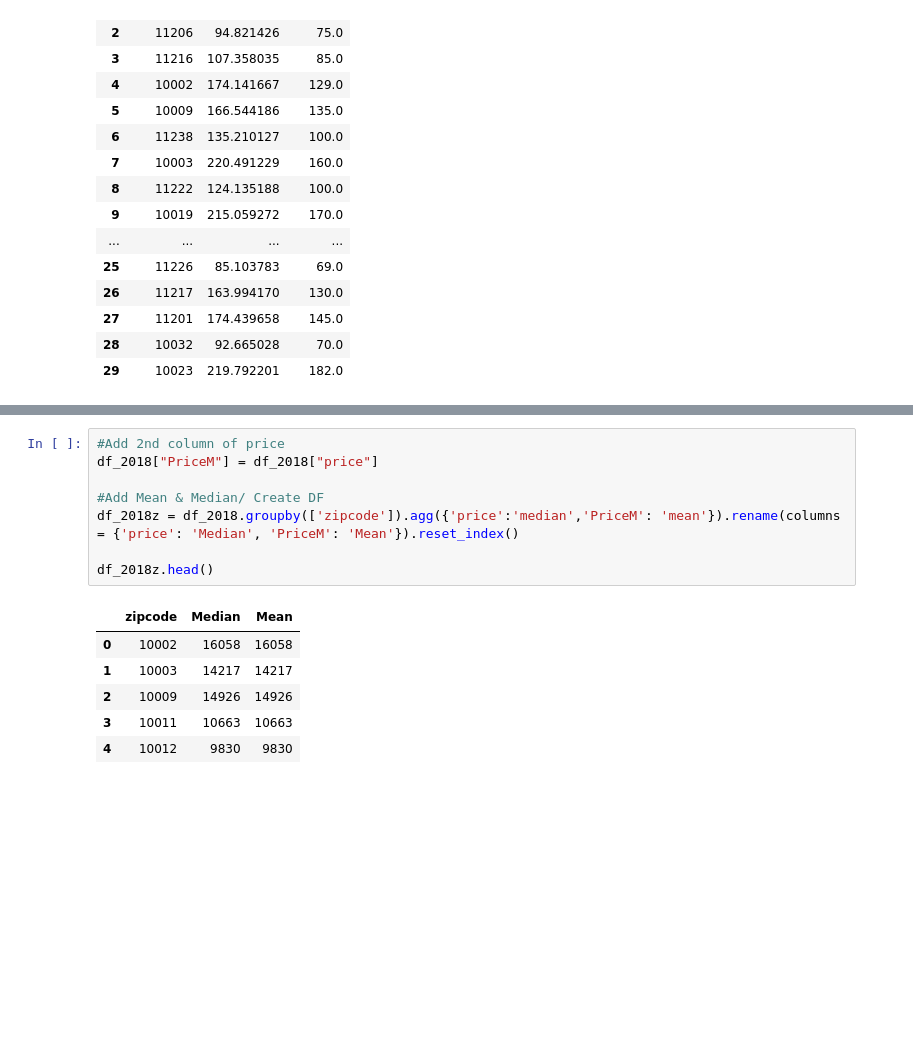
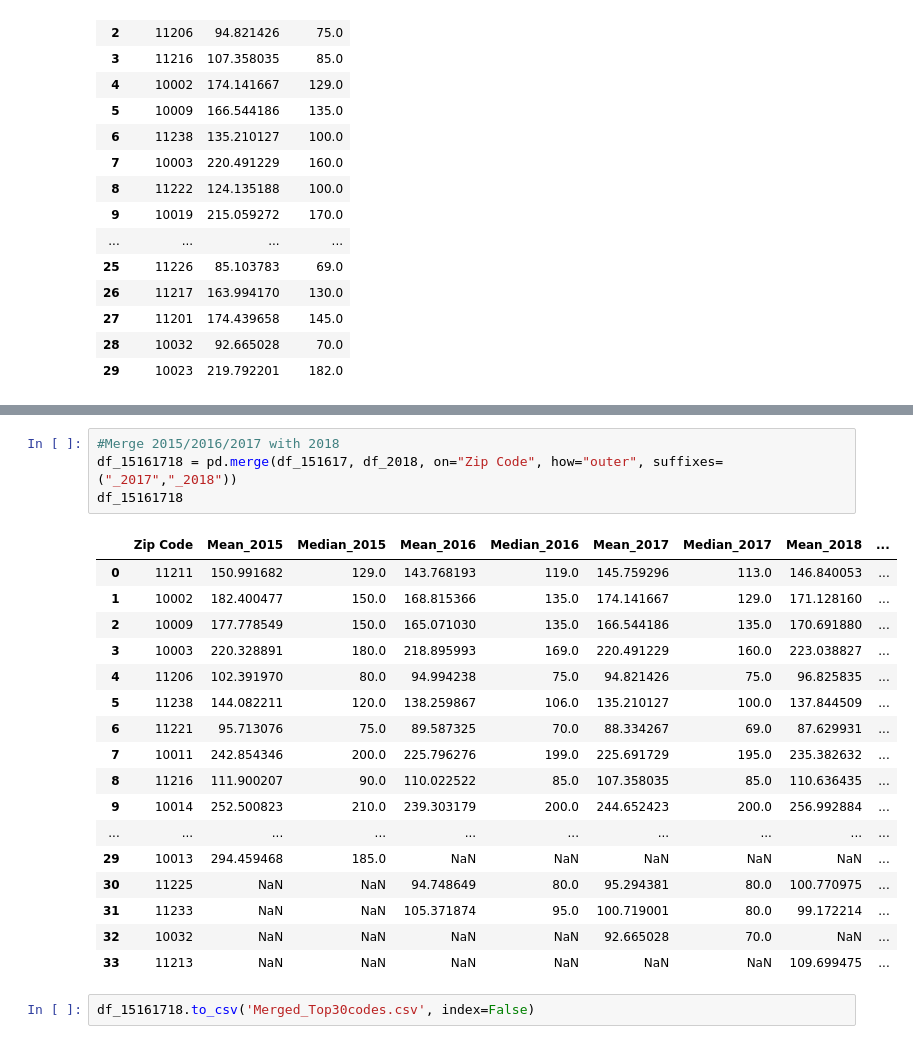
Before and after one commit to mjvillacresesn/Airbnb, a Jupyter notebook: Merged_Zipcodes.ipynb, the cells around one changed output, grey strips where cells are left out. Drawn from its saved outputs; the diff is of its cells as text; blank space fills up the shorter version.

```diff
--- a/Merged_Zipcodes.ipynb
+++ b/Merged_Zipcodes.ipynb
@@ -143,15 +149,24 @@ df_2018
-# %%
-#Add 2nd column of price
-df_2018["PriceM"] = df_2018["price"]
-
-#Add Mean & Median/ Create DF
-df_2018z = df_2018.groupby(['zipcode']).agg({'price':'median','PriceM': 'mean'}).rename(columns = {'price': 'Median', 'PriceM': 'Mean'}).reset_index()
-
-df_2018z.head()
-# %% [output]
-|  | zipcode | Median | Mean |
-| 0 | 10002 | 16058 | 16058 |
-| 1 | 10003 | 14217 | 14217 |
-| 2 | 10009 | 14926 | 14926 |
-| 3 | 10011 | 10663 | 10663 |
-| 4 | 10012 | 9830 | 9830 |
+# %%
+#Merge 2015/2016/2017 with 2018
+df_15161718 = pd.merge(df_151617, df_2018, on="Zip Code", how="outer", suffixes=("_2017","_2018"))
+df_15161718
+# %% [output]
+|  | Zip Code | Mean_2015 | Median_2015 | Mean_2016 | Median_2016 | Mean_2017 | Median_2017 | Mean_2018 | ... |
+| 0 | 11211 | 150.991682 | 129.0 | 143.768193 | 119.0 | 145.759296 | 113.0 | 146.840053 | ... |
+| 1 | 10002 | 182.400477 | 150.0 | 168.815366 | 135.0 | 174.141667 | 129.0 | 171.128160 | ... |
+| 2 | 10009 | 177.778549 | 150.0 | 165.071030 | 135.0 | 166.544186 | 135.0 | 170.691880 | ... |
+| 3 | 10003 | 220.328891 | 180.0 | 218.895993 | 169.0 | 220.491229 | 160.0 | 223.038827 | ... |
+| 4 | 11206 | 102.391970 | 80.0 | 94.994238 | 75.0 | 94.821426 | 75.0 | 96.825835 | ... |
+| 5 | 11238 | 144.082211 | 120.0 | 138.259867 | 106.0 | 135.210127 | 100.0 | 137.844509 | ... |
+| 6 | 11221 | 95.713076 | 75.0 | 89.587325 | 70.0 | 88.334267 | 69.0 | 87.629931 | ... |
+| 7 | 10011 | 242.854346 | 200.0 | 225.796276 | 199.0 | 225.691729 | 195.0 | 235.382632 | ... |
+| 8 | 11216 | 111.900207 | 90.0 | 110.022522 | 85.0 | 107.358035 | 85.0 | 110.636435 | ... |
+| 9 | 10014 | 252.500823 | 210.0 | 239.303179 | 200.0 | 244.652423 | 200.0 | 256.992884 | ... |
+| ... | ... | ... | ... | ... | ... | ... | ... | ... | ... |
+| 29 | 10013 | 294.459468 | 185.0 | NaN | NaN | NaN | NaN | NaN | ... |
+| 30 | 11225 | NaN | NaN | 94.748649 | 80.0 | 95.294381 | 80.0 | 100.770975 | ... |
+| 31 | 11233 | NaN | NaN | 105.371874 | 95.0 | 100.719001 | 80.0 | 99.172214 | ... |
+| 32 | 10032 | NaN | NaN | NaN | NaN | 92.665028 | 70.0 | NaN | ... |
+| 33 | 11213 | NaN | NaN | NaN | NaN | NaN | NaN | 109.699475 | ... |
+# %%
+df_15161718.to_csv('Merged_Top30codes.csv', index=False)
```
Also changed, not shown: parts of 7 cells of this notebook.
